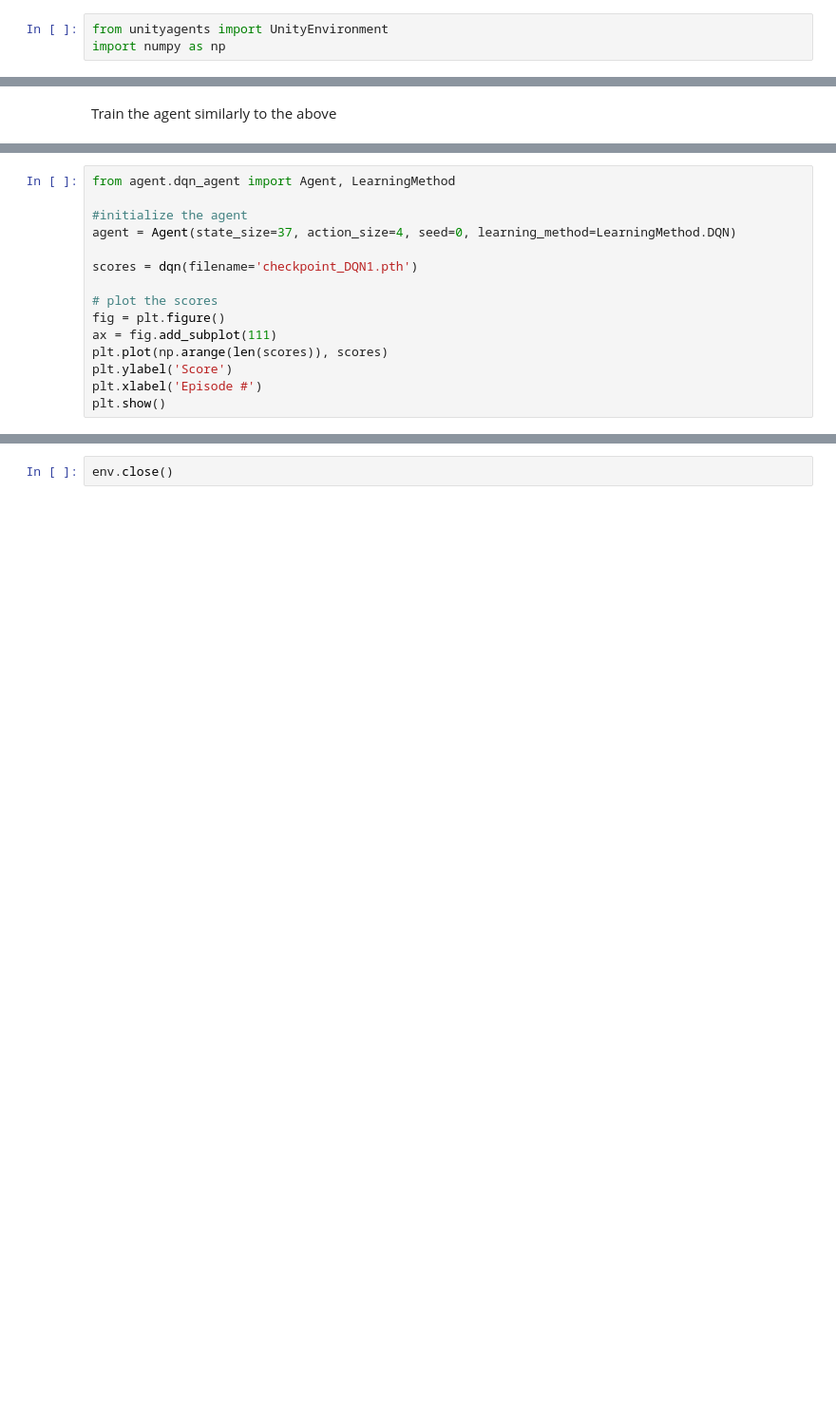
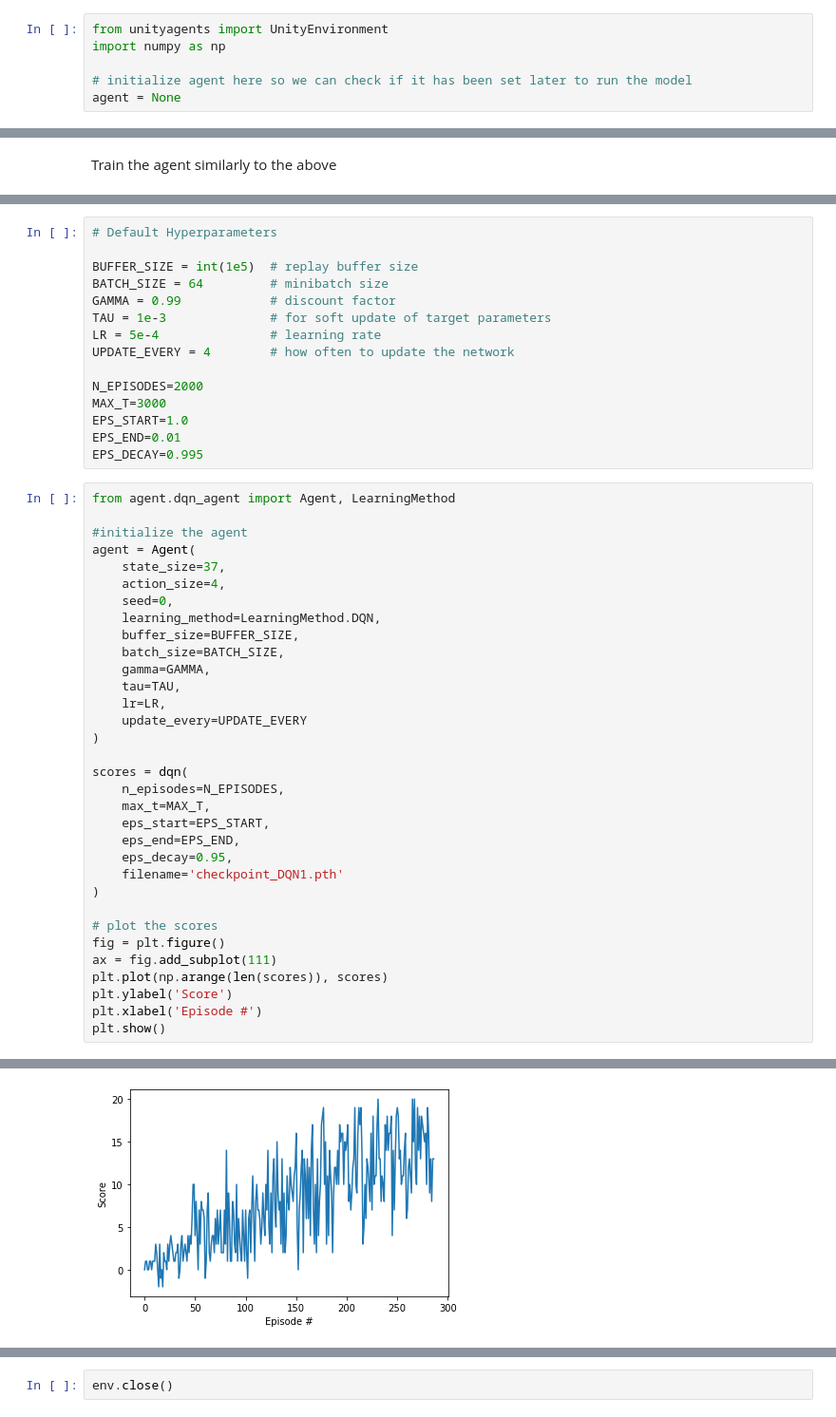
Before and after one commit to kelstopper/drl_navigation, a Jupyter notebook: Navigation.ipynb, the cells around one changed output, grey strips where cells are left out. Shown at 95% size. Drawn from its saved outputs; the diff is of its cells as text; blank space fills up the shorter version.

Commit message:
update images and complete report

```diff
--- a/Navigation.ipynb
+++ b/Navigation.ipynb
@@ -11,6 +11,9 @@ We begin by importing some necessary packages.  If the code cell below returns a
 # %%
 from unityagents import UnityEnvironment
 import numpy as np
+
+# initialize agent here so we can check if it has been set later to run the model
+agent = None
 # %% [markdown]
 Next, we will start the environment!  **_Before running the code cell below_**, change the `file_name` parameter to match the location of the Unity environment that you downloaded.
 
@@ -150,13 +181,46 @@ def dqn(n_episodes=2000, max_t=3000, eps_start=1.0, eps_end=0.01, eps_decay=0.99
             torch.save(agent.qnetwork_local.state_dict(), filename)
             break
     return scores
+# %%
+# Default Hyperparameters
+
+BUFFER_SIZE = int(1e5)  # replay buffer size
+BATCH_SIZE = 64         # minibatch size
+GAMMA = 0.99            # discount factor
+TAU = 1e-3              # for soft update of target parameters
+LR = 5e-4               # learning rate
+UPDATE_EVERY = 4        # how often to update the network
+
+N_EPISODES=2000
+MAX_T=3000
+EPS_START=1.0
+EPS_END=0.01
+EPS_DECAY=0.995
 # %%
 from agent.dqn_agent import Agent, LearningMethod
 
 #initialize the agent
-agent = Agent(state_size=37, action_size=4, seed=0, learning_method=LearningMethod.DQN)
+agent = Agent(
+    state_size=37,
+    action_size=4,
+    seed=0,
+    learning_method=LearningMethod.DQN,
+    buffer_size=BUFFER_SIZE,
+    batch_size=BATCH_SIZE,
+    gamma=GAMMA,
+    tau=TAU,
+    lr=LR,
+    update_every=UPDATE_EVERY
+)
 
-scores = dqn(filename='checkpoint_DQN1.pth')
+scores = dqn(
+    n_episodes=N_EPISODES,
+    max_t=MAX_T,
+    eps_start=EPS_START,
+    eps_end=EPS_END,
+    eps_decay=0.95,
+    filename='checkpoint_DQN1.pth'
+)
 
 # plot the scores
 fig = plt.figure()
@@ -165,3 +229,4 @@ plt.plot(np.arange(len(scores)), scores)
 plt.ylabel('Score')
 plt.xlabel('Episode #')
 plt.show()
+# %% [output]
@@ -168,3 +248,4 @@ plt.show()
+[figure, added]
 # %%
 from agent.dqn_agent import Agent, LearningMethod
 
```
Also changed, not shown: parts of 6 cells of this notebook, 9 other files.
